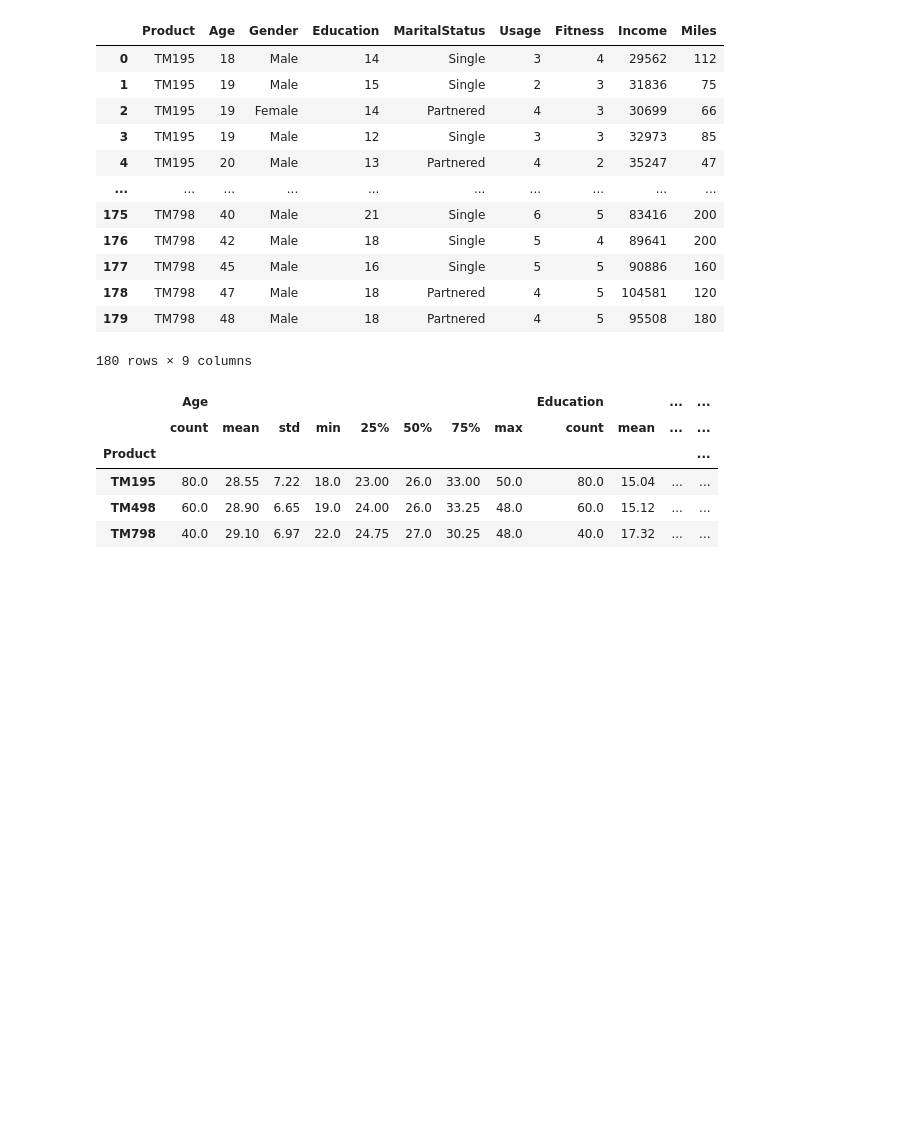
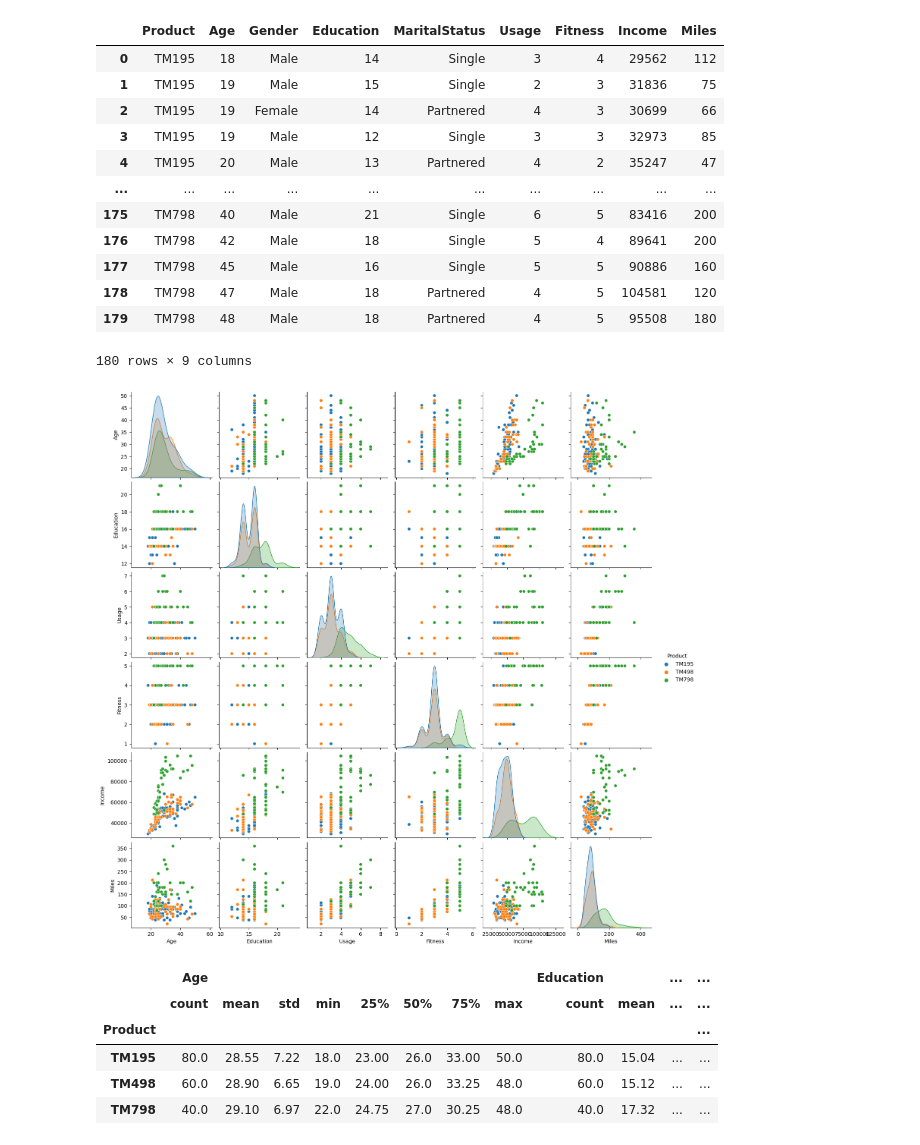
Before and after one commit to szilvasipeter2000/coding1_team-project, a Jupyter notebook: team_3.ipynb, the cells around one changed output. Cells and saved outputs as stored; diff of their text form; code cells hidden in the pictures; blank space fills up the shorter version.

Commit message:
gave findnings, extra graphs

```diff
--- a/team_3.ipynb
+++ b/team_3.ipynb
@@ -22,6 +23,12 @@ df
 | 178 | TM798 | 47 | Male | 18 | Partnered | 4 | 5 | 104581 | 120 |
 | 179 | TM798 | 48 | Male | 18 | Partnered | 4 | 5 | 95508 | 180 |
 180 rows × 9 columns
+# %%
+# create a pairplot to see customer profiles by product
+sns.pairplot(df, hue='Product')
+plt.show()
+# %% [output]
+[figure, added]
 # %%
 # Showing comparative descriptive statistics for each product comparatively
 df.groupby('Product').describe().round(2)
```
Also changed, not shown: parts of 16 cells of this notebook.
